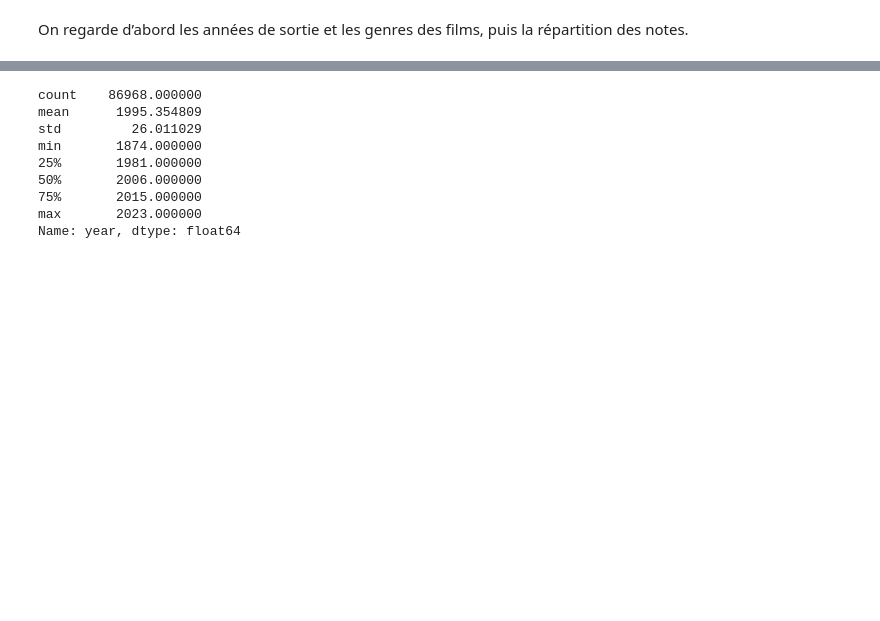
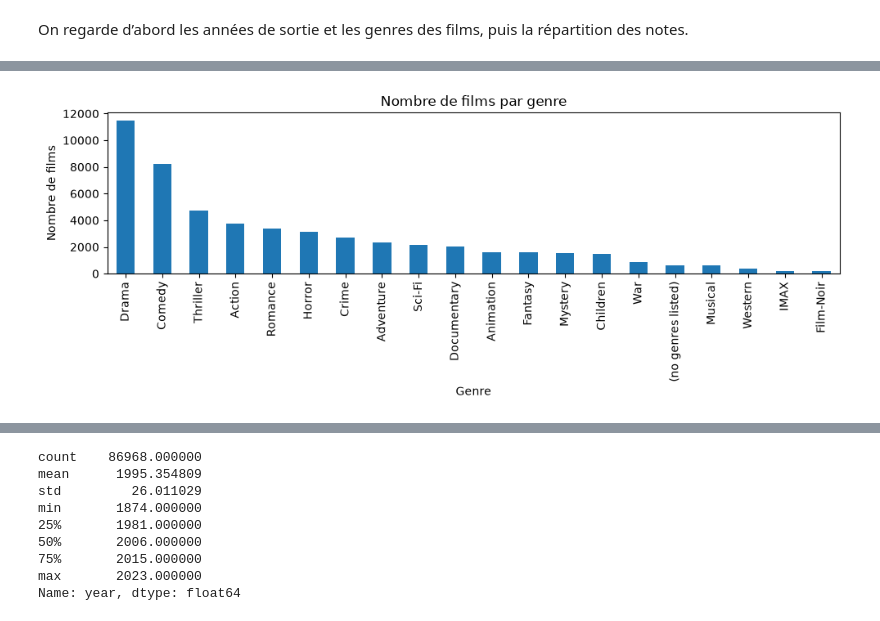
Before and after one commit to gcourtadon/ensae_pythondatascience_films, a Jupyter notebook: extraire_movielens.ipynb, the cells around one changed output, grey strips where cells are left out. Saved outputs shown, nothing was run; the diff lists cells and outputs as text; code cells hidden in the pictures; blank space fills up the shorter version.

```diff
--- a/extraire_movielens.ipynb
+++ b/extraire_movielens.ipynb
@@ -208,0 +295,4 @@ On regarde d’abord les années de sortie et les genres des films, puis la rép
+# %%
+# Une ligne par note et par genre
+ratings_genres = ratings_movies.assign(genre=ratings_movies["genres"].str.split("|")).explode("genre")
+display(ratings_genres[["userId", "movieId", "title", "rating", "genres", "genre"]].head(10))
@@ -208,0 +311,20 @@ On regarde d’abord les années de sortie et les genres des films, puis la rép
+# %%
+# Nombre de films par genre (chaque film compte dans tous ses genres)
+films_par_genre = (
+    ratings_genres
+    .groupby("genre")["movieId"]
+    .nunique()
+    .sort_values(ascending=False)
+)
+films_par_genre.head()
+
+# Graphique : nombre de films par genre
+fig, ax = plt.subplots(figsize=(10, 4))
+films_par_genre.plot(kind="bar", ax=ax)
+ax.set_title("Nombre de films par genre")
+ax.set_xlabel("Genre")
+ax.set_ylabel("Nombre de films")
+plt.tight_layout()
+plt.show()
+# %% [output]
+[figure, added]
```
Also changed, not shown: parts of 18 cells of this notebook, 1 other file.
